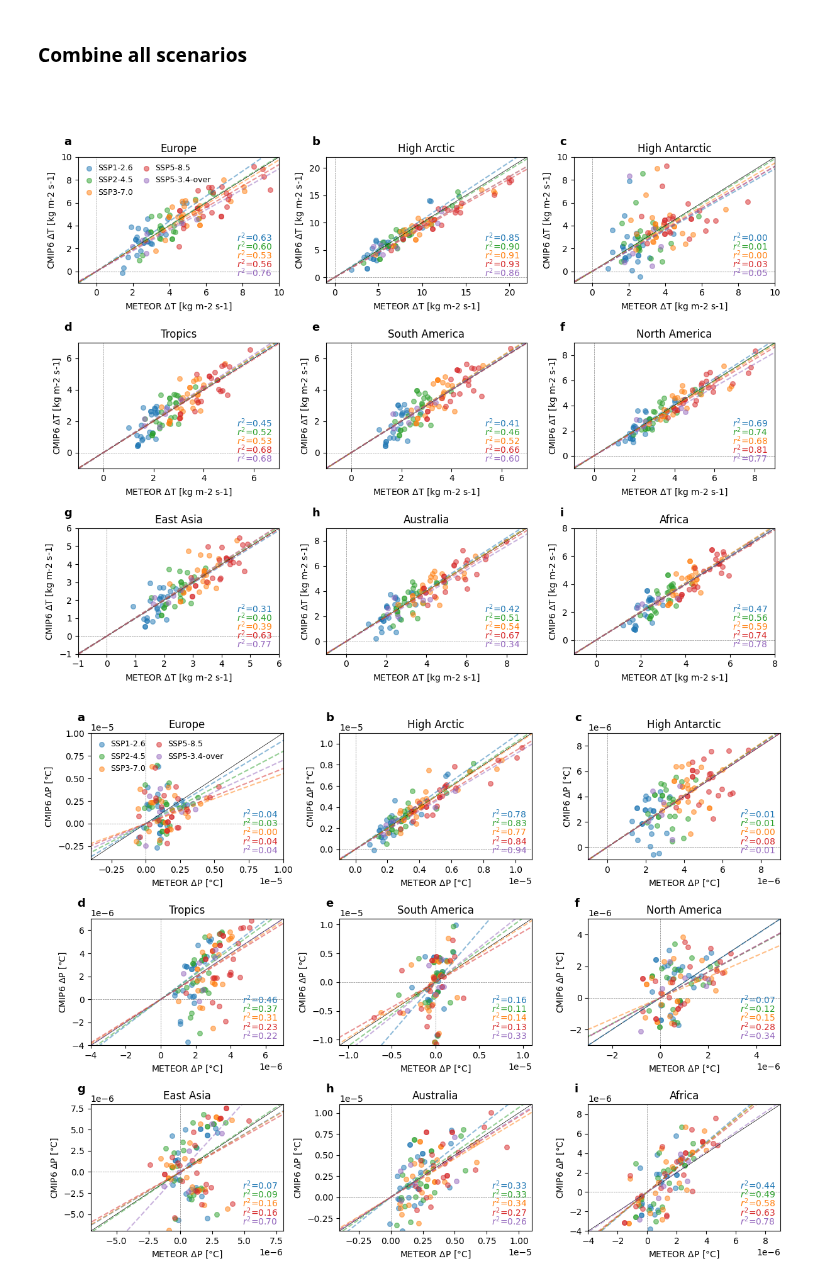
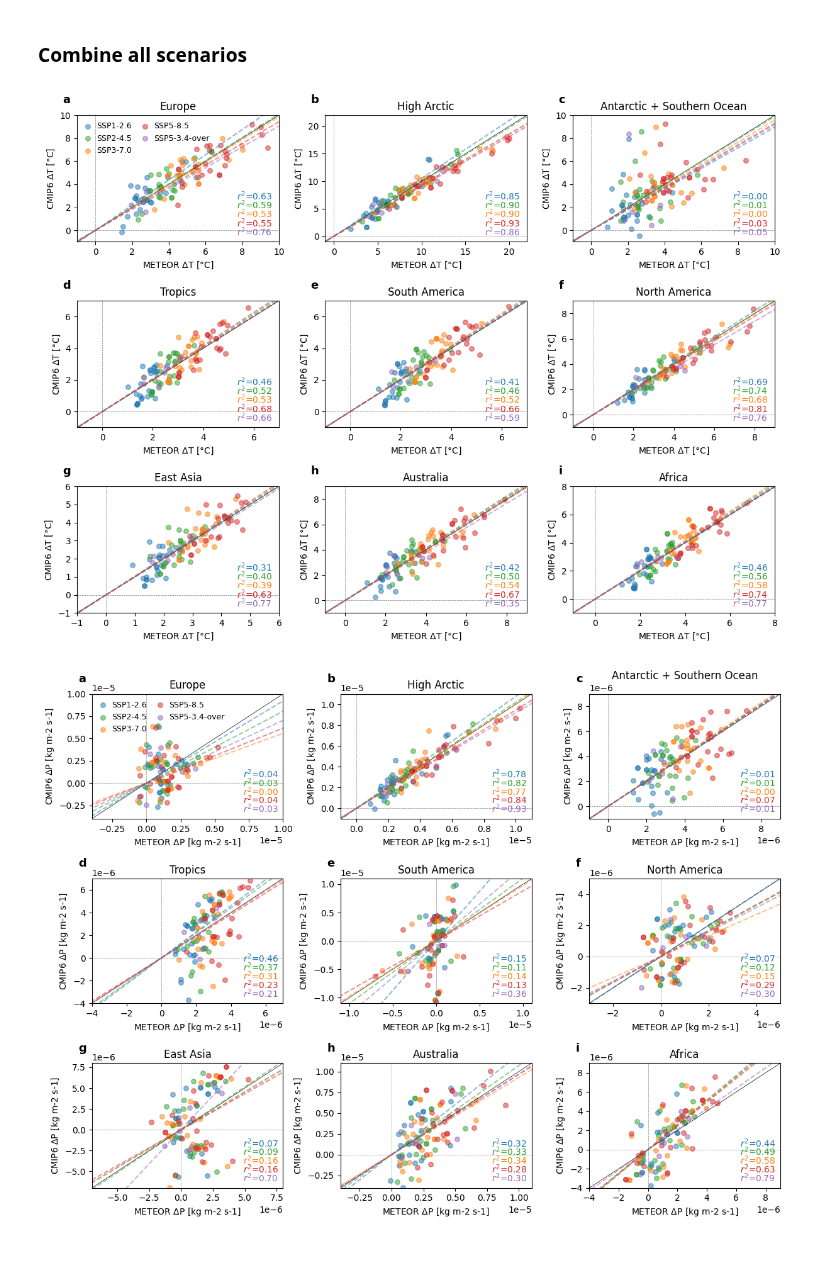
Before and after one commit to benmsanderson/METEOR, a Jupyter notebook: notebooks/METEOR_paper_figures_spatial_per_model_scatter.ipynb, the cells around one changed output. Saved outputs shown, nothing was run; the diff lists cells and outputs as text; code cells hidden in the pictures; blank space fills up the shorter version.

Commit message:
revised figure updated for revision

```diff
--- a/notebooks/METEOR_paper_figures_spatial_per_model_scatter.ipynb
+++ b/notebooks/METEOR_paper_figures_spatial_per_model_scatter.ipynb
@@ -552,12 +559,10 @@ for nv,var in enumerate(flds):
                 patterns_ssp534_common_grid_ts_reg[nv, nsc, nm, nr, :] = np.ma.average(region_masked, axis=1, weights=weights).filled(np.nan)     # Then, weighted average over latitude (axis=1)
 # %% [markdown]
 ### Combine all scenarios
-# %% [markdown]
-#
 # %%
 from scipy.stats import linregress
 # %%
-reg_text = ["Europe", "High Arctic", "High Antarctic", "Tropics", "South America", "North America", "East Asia", "Australia", "Africa"]
+reg_text = ["Europe", "High Arctic", "Antarctic + Southern Ocean", "Tropics", "South America", "North America", "East Asia", "Australia", "Africa"]
 # %%
 varidx = 0
 colors = ["tab:blue", "tab:green", "tab:orange", "tab:red"]
@@ -573,8 +578,8 @@ axes = axes.flatten()
 for nr, reg in enumerate(regions):
     ax = axes[nr]
     ax.set_title(reg_text[nr])
-    ax.set_ylabel("CMIP6 $\Delta$T [kg m-2 s-1]")
-    ax.set_xlabel("METEOR $\Delta$T [kg m-2 s-1]")
+    ax.set_ylabel("CMIP6 $\Delta$T [°C]")
+    ax.set_xlabel("METEOR $\Delta$T [°C]")
     ax.set_xlim(axlim_min[nr],axlim_max[nr])
     ax.set_ylim(axlim_min[nr],axlim_max[nr])
     ax.plot([-100,100],[-100,100], color="black", lw=0.5)
@@ -583,7 +588,7 @@ for nr, reg in enumerate(regions):
 
     # standard SSPs
     for nsc, sc in enumerate(scenarios):
-        meteor = np.nanmean(patterns_ssp_common_grid_ts_reg[varidx,nsc,:,nr,-20:],1)
+        meteor = np.nanmean(patterns_ssp_common_grid_ts_reg[varidx,nsc,:,nr,-20:-2],1)
         cmip = np.nanmean(td_ssp_common_grid_ts_reg[varidx,nsc,:,nr,-18:]-np.nanmean(td_ssp_common_grid_ts_reg[varidx,nsc,:,nr,0:50]),1)
         ax.scatter(meteor,cmip, color=colors[nsc], s=30, alpha=0.5, label=sc_labels[nsc])
 
@@ -601,7 +606,7 @@ for nr, reg in enumerate(regions):
     # SSP534
     for nsc, sc in enumerate(['ssp534-over']):
         meteor = np.nanmean(patterns_ssp534_common_grid_ts_reg[varidx,nsc,:,nr,-20:],1)
-        cmip = np.nanmean(td_ssp534_common_grid_ts_reg[varidx,nsc,:,nr,-18:]-np.nanmean(td_ssp534_common_grid_ts_reg[varidx,nsc,:,nr,0:50]),1)
+        cmip = np.nanmean(td_ssp534_common_grid_ts_reg[varidx,nsc,:,nr,-20:]-np.nanmean(td_ssp534_common_grid_ts_reg[varidx,nsc,:,nr,0:50]),1)
         ax.scatter(meteor,cmip, color="tab:purple", s=30, alpha=0.5, label="SSP5-3.4-over")
 
         # Calculate r2 with intercept at 0
@@ -621,7 +626,7 @@ for nr, reg in enumerate(regions):
 
 plt.savefig(os.path.join(figdir, "CMIP_recon_allSSP_reg_scatter_tas.pdf"), bbox_inches='tight')
 # %% [output]
-[figure, old version]
+[figure, new version]
 # %%
 varidx = 1
 colors = ["tab:blue", "tab:green", "tab:orange", "tab:red"]
@@ -637,8 +642,8 @@ axes = axes.flatten()
 for nr, reg in enumerate(regions):
     ax = axes[nr]
     ax.set_title(reg_text[nr])
-    ax.set_ylabel("CMIP6 $\Delta$P [°C]")
-    ax.set_xlabel("METEOR $\Delta$P [°C]")
+    ax.set_ylabel("CMIP6 $\Delta$P [kg m-2 s-1]")
+    ax.set_xlabel("METEOR $\Delta$P [kg m-2 s-1]")
     ax.set_xlim(axlim_min[nr],axlim_max[nr])
     ax.set_ylim(axlim_min[nr],axlim_max[nr])
     ax.plot([-100,100],[-100,100], color="black", lw=0.5)
@@ -647,7 +652,7 @@ for nr, reg in enumerate(regions):
 
     # standard SSPs
     for nsc, sc in enumerate(scenarios):
-        meteor = np.nanmean(patterns_ssp_common_grid_ts_reg[varidx,nsc,:,nr,-20:],1)
+        meteor = np.nanmean(patterns_ssp_common_grid_ts_reg[varidx,nsc,:,nr,-20:-2],1)
         cmip = np.nanmean(td_ssp_common_grid_ts_reg[varidx,nsc,:,nr,-18:]-np.nanmean(td_ssp_common_grid_ts_reg[varidx,nsc,:,nr,0:50]),1)
         ax.scatter(meteor,cmip, color=colors[nsc], s=30, alpha=0.5, label=sc_labels[nsc])
 
@@ -657,32 +662,32 @@ for nr, reg in enumerate(regions):
         #ss_res_diag = np.sum((cmip - meteor) ** 2)
         #ss_tot_diag = np.sum((cmip - np.mean(cmip)) ** 2)
         #r2_diag = 1 - ss_res_diag / ss_tot_diag if ss_tot_diag != 0 else np.nan
         r2 = linregress(meteor, cmip).rvalue ** 2
         ax.annotate(f"$r^2$={r2:.2f}", xy=(0.79, label_loc[nsc]), xycoords='axes fraction', ha='left', va='center', color=colors[nsc])
         ax.plot(slope*np.arange(0,100), color=colors[nsc], alpha=0.5, linestyle="--")
         ax.plot(np.arange(-100,1),slope*np.arange(-100,1), color=colors[nsc], alpha=0.5, linestyle="--")
 
     # SSP534
     for nsc, sc in enumerate(['ssp534-over']):
         meteor = np.nanmean(patterns_ssp534_common_grid_ts_reg[varidx,nsc,:,nr,-20:],1)
-        cmip = np.nanmean(td_ssp534_common_grid_ts_reg[varidx,nsc,:,nr,-18:]-np.nanmean(td_ssp534_common_grid_ts_reg[varidx,nsc,:,nr,0:50]),1)
+        cmip = np.nanmean(td_ssp534_common_grid_ts_reg[varidx,nsc,:,nr,-20:]-np.nanmean(td_ssp534_common_grid_ts_reg[varidx,nsc,:,nr,0:50]),1)
         ax.scatter(meteor,cmip, color="tab:purple", s=30, alpha=0.5, label="SSP5-3.4-over")
 
         # Calculate r2 with intercept at 0
         slope, _, _, _ = np.linalg.lstsq(meteor[:, np.newaxis], cmip, rcond=None)
         y_pred = slope * meteor
         #ss_res_diag = np.sum((cmip - meteor) ** 2)
         #ss_tot_diag = np.sum((cmip - np.mean(cmip)) ** 2)
         #r2_diag = 1 - ss_res_diag / ss_tot_diag if ss_tot_diag != 0 else np.nan
         r2 = linregress(meteor, cmip).rvalue ** 2
         ax.annotate(f"$r^2$={r2:.2f}", xy=(0.79, 0.08), xycoords='axes fraction', ha='left', va='center', color="tab:purple")
         ax.plot(slope*np.arange(0,100), color="tab:purple", alpha=0.5, linestyle="--")
         ax.plot(np.arange(-100,1),slope*np.arange(-100,1), color="tab:purple", alpha=0.5, linestyle="--")
 
     if nr == 0:
         ax.legend(frameon=False, loc="upper left", prop={'size': 9}, ncol=2, columnspacing=0.7, handletextpad=0.1, bbox_to_anchor=[-0.02,1])
     ax.annotate(panel_labels[nr], xy=(-0.07, 1.12), xycoords='axes fraction', fontsize=13, ha='left', va='center', weight="bold")
 
 plt.savefig(os.path.join(figdir, "CMIP_recon_allSSP_reg_scatter_pr.pdf"), bbox_inches='tight')
 # %% [output]
-[figure, old version]
+[figure, new version]
```
Also changed, not shown: parts of 1 cell of this notebook, 10 other files.
